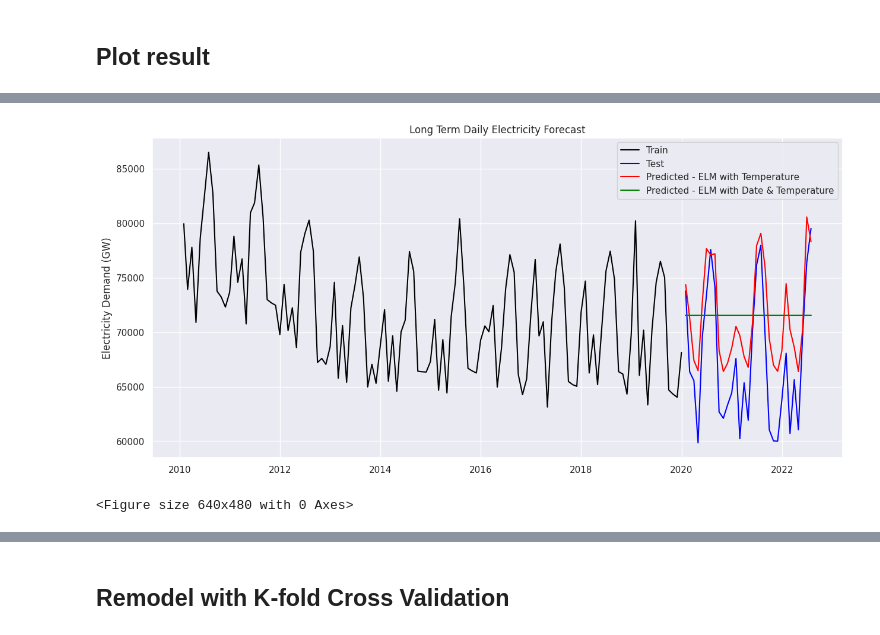
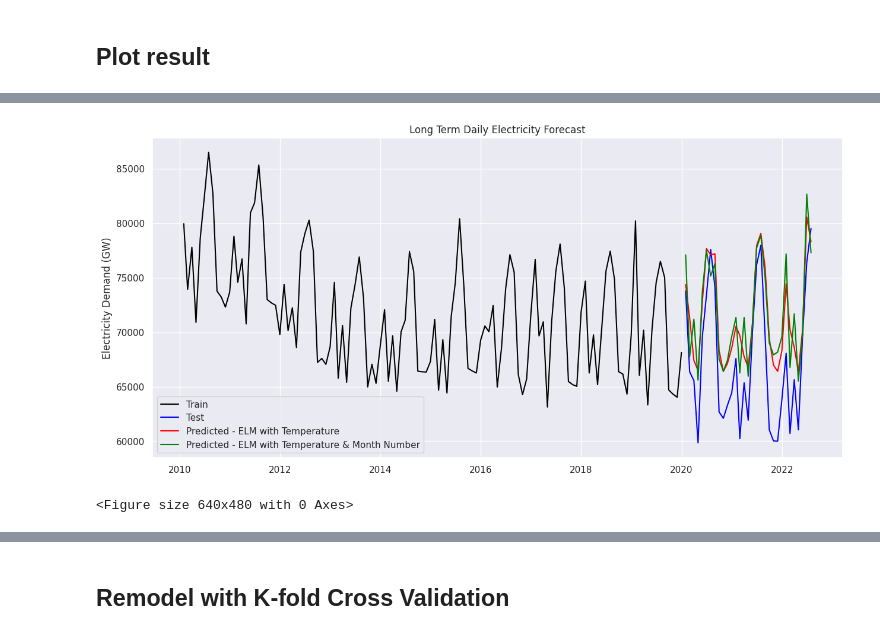
Before and after one commit to DakshiW/project_group_i, a Jupyter notebook: Fiona/unswprojectv10 with charts.ipynb, the cells around one changed output, grey strips where cells are left out. Drawn from its saved outputs; the diff is of its cells as text; code cells hidden in the pictures.

```diff
--- a/Fiona/unswprojectv10 with charts.ipynb
+++ b/Fiona/unswprojectv10 with charts.ipynb
@@ -217,15 +217,18 @@ time: 417 µs (started: 2023-04-11 01:23:24 +00:00)
 # Short term prediction:
 ts_short = df.resample(window_short).agg({'TOTALDEMAND':lambda x:x.sum()/1000,'TEMPERATURE':'median'})
 ts_short['DATE']= ts_short.index.date
+ts_short['Month_Number']= ts_short.index.month
 ts_short = ts_short.iloc[:-1] # remove the last value after resampling to 1D
 
 # Medium term prediction:
 ts_medium = df.resample(window_medium).agg({'TOTALDEMAND':lambda x:x.sum()/1000,'TEMPERATURE':'median'})
 ts_medium['DATE'] = ts_medium.index.date
+ts_medium['Month_Number']= ts_medium.index.month
 ts_medium = ts_medium.iloc[1:-1] # remove the first and last value after resampling to 1W
 
 # Long term prediction:
 ts_long = df.resample(window_long).agg({'TOTALDEMAND':lambda x:x.sum()/1000,'TEMPERATURE':'median'})
 ts_long['DATE'] = ts_long.index.date
+ts_long['Month_Number']= ts_long.index.month
 ts_long = ts_long.iloc[:-1] # remove last value after resampling to 1M
 # %% [output]
@@ -609,8 +612,8 @@ time: 1min 5s (started: 2023-04-11 01:24:15 +00:00)
 # %% [markdown]
 #### Long-term demand
 # %%
-ts_sarima_long_train = ts_long_train.drop(['TEMPERATURE','DATE'], axis=1)
-ts_sarima_long_test = ts_long_test.drop(['TEMPERATURE','DATE'], axis=1)
+ts_sarima_long_train = ts_long_train.drop(['TEMPERATURE','DATE','Month_Number'], axis=1)
+ts_sarima_long_test = ts_long_test.drop(['TEMPERATURE','DATE','Month_Number'], axis=1)
 long_order = sarima_long_optimal_order
 long_seasonal_order = sarima_long_optimal_seasonal_order
 long_model = SARIMAX(ts_sarima_long_train, order = long_order, seasonal_order= long_seasonal_order)
@@ -1199,0 +1256,12 @@ time: 81 ms (started: 2023-04-11 01:29:11 +00:00)
+# %%
+%%R -i ts_long_train -i ts_long_test
+# fitting elm model using short-term data
+elm_long_train_x3<-as.matrix(cbind(ts_long_train[,'TEMPERATURE'],ts_long_train[,'Month_Number']))
+elm_long_train_y<-as.matrix(ts_long_train[,'TOTALDEMAND'])
+elm_long_test_x3<-as.matrix(cbind(ts_long_test[,'TEMPERATURE'],ts_long_test[,'Month_Number']))
+elm_long_test_y<-as.matrix(ts_long_test[,'TOTALDEMAND'])
+elm_long_model3<-elm_train(elm_long_train_x3,elm_long_train_y,nhid=50,actfun='sig',init_weights='normal_gaussian')
+# prediction
+elm_long_predict_y3 = elm_predict(elm_long_model3,elm_long_test_x3)
+# results
+data.frame(mae=mean(abs(elm_long_predict_y3-elm_long_test_y)),mape=mean(abs(elm_long_predict_y3-elm_long_test_y)/elm_long_test_y), rmse=sqrt(mean((elm_long_predict_y3-elm_long_test_y)^2)))
@@ -1278,15 +1350,15 @@ time: 484 ms (started: 2023-04-11 01:29:19 +00:00)
 # %%
 plt.figure(figsize=(15,7))
 plt.plot(ts_sarima_long_train["TOTALDEMAND"], color = "black", label = "Train")
 plt.plot(ts_sarima_long_test["TOTALDEMAND"], color = "blue", label = "Test")
 plt.plot(ts_long_test['DATE'], elm_long_predict_y2, color = "red", label = "Predicted - ELM with Temperature")
-plt.plot(ts_long_test['DATE'], elm_long_predict_y, color = "green", label = "Predicted - ELM with Date & Temperature")
+plt.plot(ts_long_test['DATE'], elm_long_predict_y3, color = "green", label = "Predicted - ELM with Temperature & Month Number")
 plt.title("Long Term Daily Electricity Forecast")
 plt.ylabel("Electricity Demand (GW)")
 plt.legend(loc="best")
 sns.set()
 plt.show()
 plt.clf()
 # %% [output]
-[figure, old version]
+[figure, new version]
 <Figure size 640x480 with 0 Axes>
```
Also changed, not shown: parts of 95 cells of this notebook.
